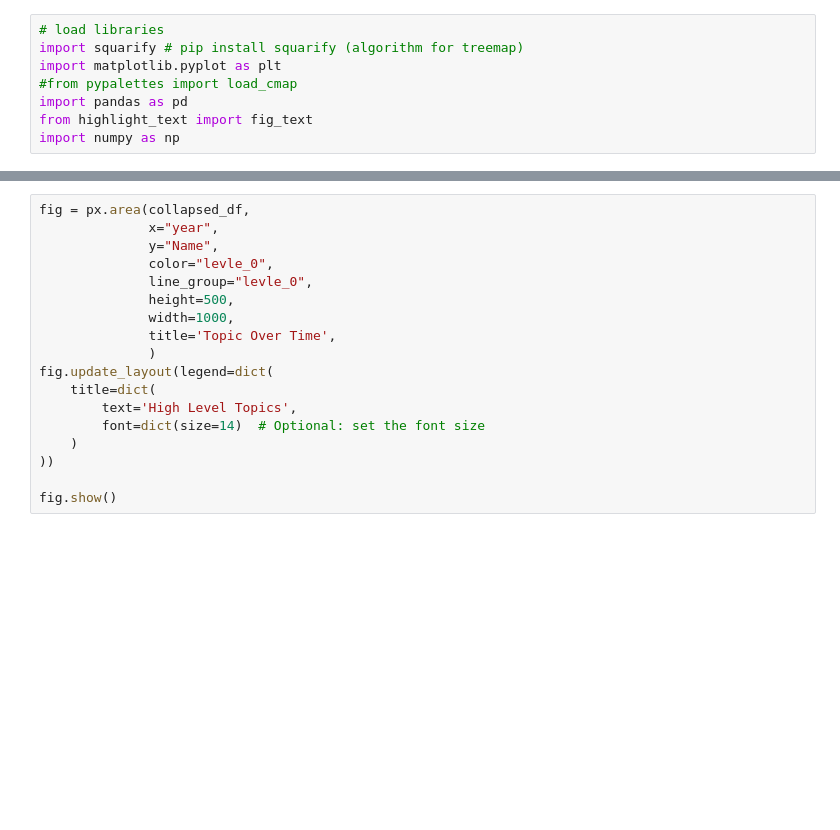
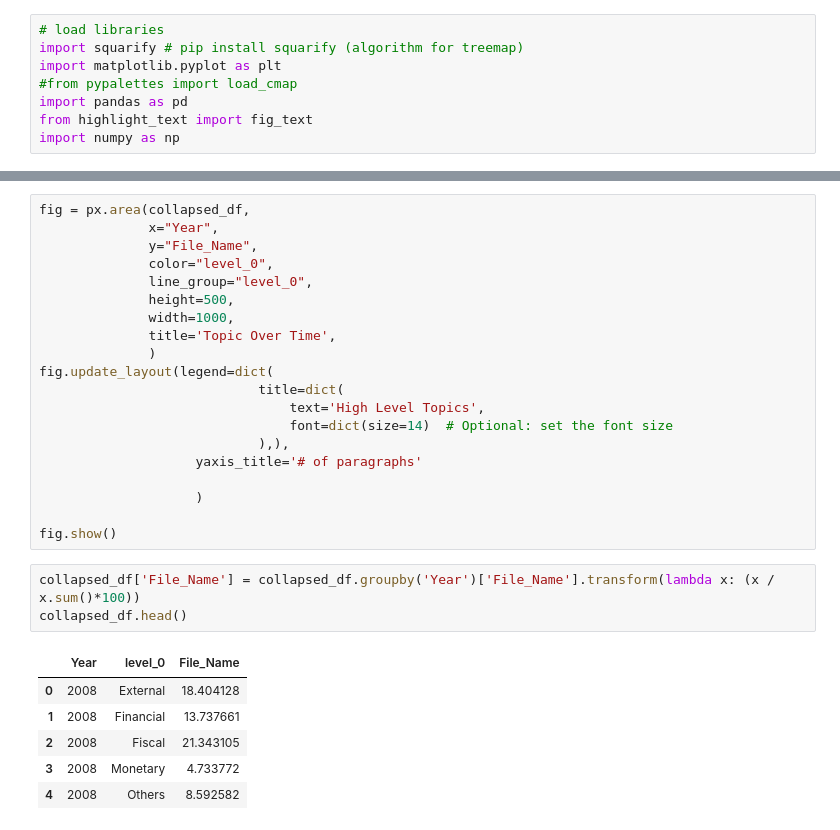
Before and after one commit to johnsonice/HuggingFace_Demos, a Jupyter notebook: examples/sentence_bert_applications/topic_model/post_analysis/data_process_for_viz.ipynb, the cells around one changed output, grey strips where cells are left out. Drawn from its saved outputs; the diff is of its cells as text; blank space fills up the shorter version.

```diff
--- a/examples/sentence_bert_applications/topic_model/post_analysis/data_process_for_viz.ipynb
+++ b/examples/sentence_bert_applications/topic_model/post_analysis/data_process_for_viz.ipynb
@@ -174,18 +93,30 @@ collapsed_df.head(10)
 # %%
 fig = px.area(collapsed_df,
-              x="year",
-              y="Name",
-              color="levle_0",
-              line_group="levle_0",
+              x="Year",
+              y="File_Name",
+              color="level_0",
+              line_group="level_0",
               height=500,
               width=1000,
               title='Topic Over Time',
               )
 fig.update_layout(legend=dict(
-    title=dict(
-        text='High Level Topics',
-        font=dict(size=14)  # Optional: set the font size
-    )
-))
+                            title=dict(
+                                text='High Level Topics',
+                                font=dict(size=14)  # Optional: set the font size
+                            ),),
+                    yaxis_title='# of paragraphs'
+
+                    )
 
 fig.show()
+# %%
+collapsed_df['File_Name'] = collapsed_df.groupby('Year')['File_Name'].transform(lambda x: (x / x.sum()*100))
+collapsed_df.head()
+# %% [output]
+|  | Year | level_0 | File_Name |
+| 0 | 2008 | External | 18.404128 |
+| 1 | 2008 | Financial | 13.737661 |
+| 2 | 2008 | Fiscal | 21.343105 |
+| 3 | 2008 | Monetary | 4.733772 |
+| 4 | 2008 | Others | 8.592582 |
```
Also changed, not shown: parts of 20 cells of this notebook, 3 other files.
